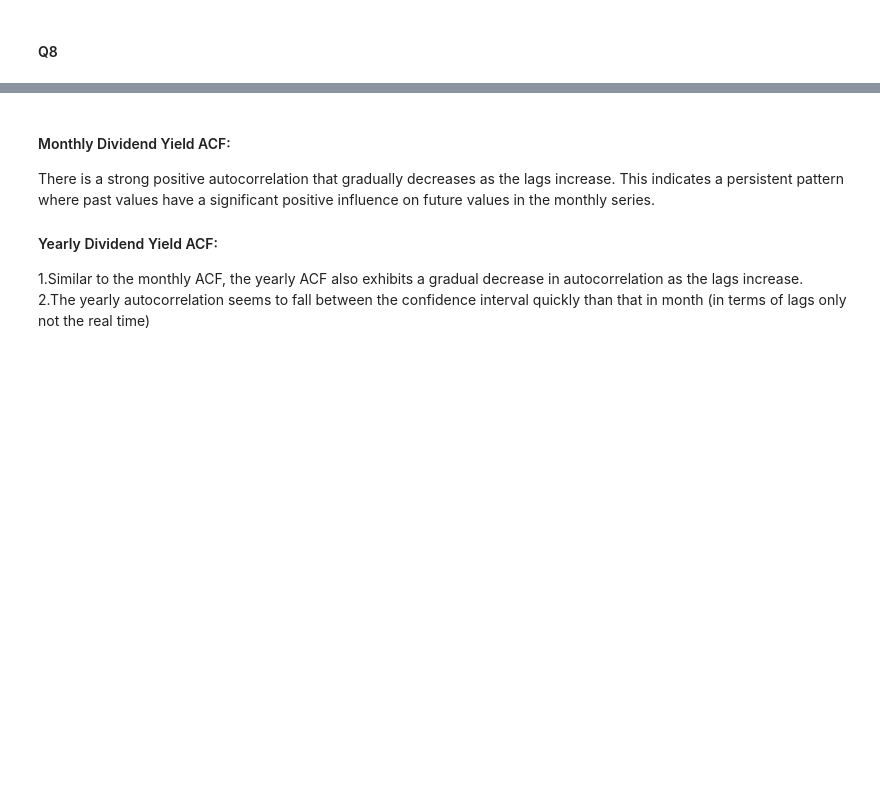
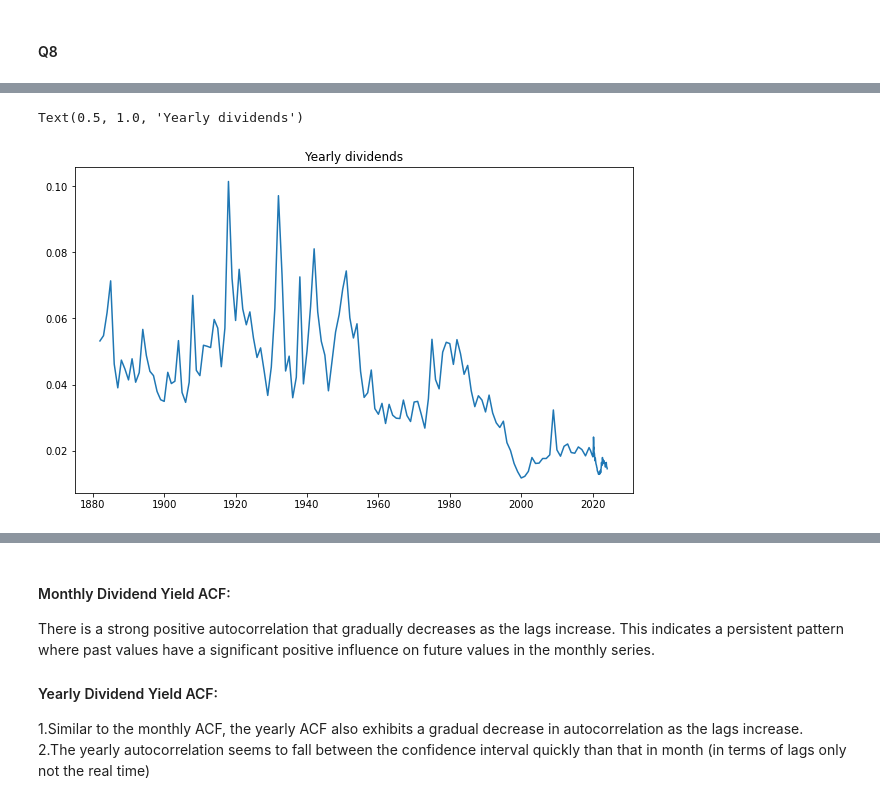
Before and after one commit to lmaksymenko/BerkeleyCourses, a Jupyter notebook: MFE230E/Answers_to_PS1_230E.ipynb, the cells around one changed output, grey strips where cells are left out. Cells and saved outputs as stored; diff of their text form; code cells hidden in the pictures; blank space fills up the shorter version.

```diff
--- a/MFE230E/Answers_to_PS1_230E.ipynb
+++ b/MFE230E/Answers_to_PS1_230E.ipynb
@@ -418,0 +460,7 @@ df = np.log(web.DataReader(symbol, 'quandl',
+# %%
+plt.figure(figsize=(10,6))
+plt.plot(df/100)
+plt.title('Yearly dividends')
+# %% [output]
+Text(0.5, 1.0, 'Yearly dividends')
+[figure, added]
```
Also changed, not shown: parts of 15 cells of this notebook.
